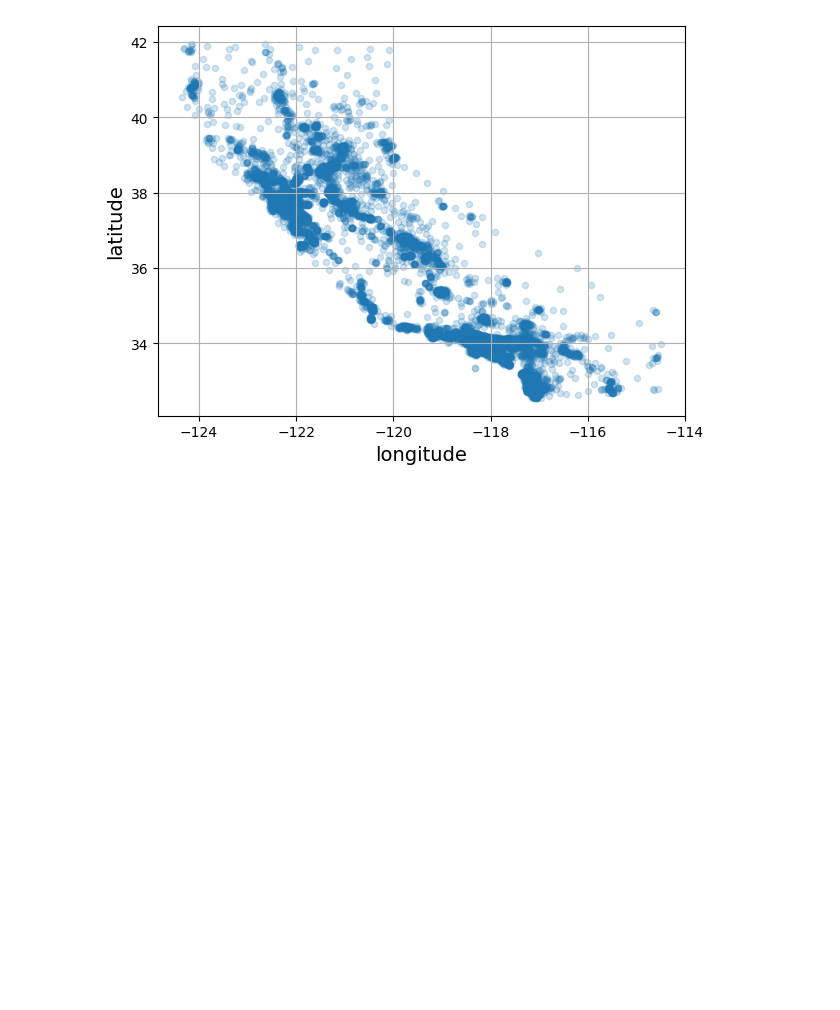
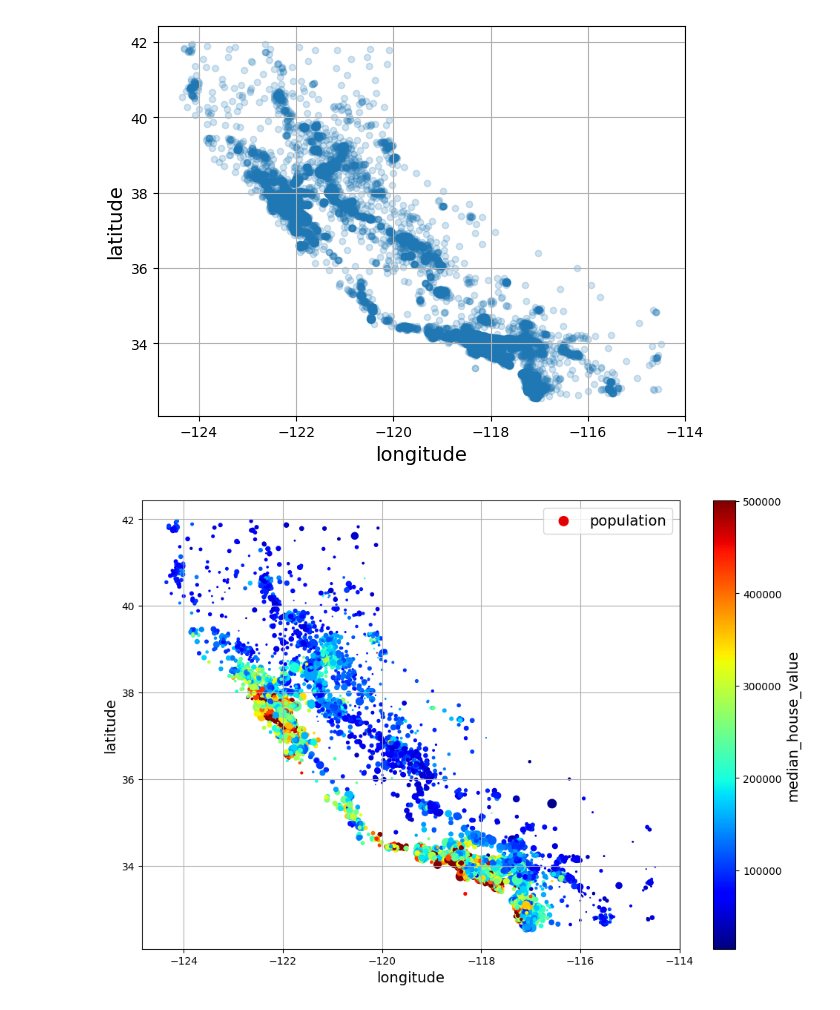
Before and after one commit to Anirudh-rao/The-Deep-Learning-Project, a Jupyter notebook: 1.MachineLearning.py/2.End_To_End_ML.ipynb, the cells around one changed output. Saved outputs shown, nothing was run; the diff lists cells and outputs as text; code cells hidden in the pictures; blank space fills up the shorter version.

```diff
--- a/1.MachineLearning.py/2.End_To_End_ML.ipynb
+++ b/1.MachineLearning.py/2.End_To_End_ML.ipynb
@@ -235,7 +235,9 @@ plt.show()
 # %%
 housing.plot(kind= "scatter", x ="longitude",y="latitude", grid=True,
              s = housing["population"]/100, label="population",
-            c="median house value", cmap="jet", colorbar=True,
+            c="median_house_value", cmap="jet", colorbar=True,
             legend=True, sharex=False, figsize=(10,7))
 save_fig("Housing_prices_Scatter_plot")  # extra code
 plt.show()
+# %% [output]
+[figure, added]
```
Also changed, not shown: parts of 5 cells of this notebook, 2 other files.
